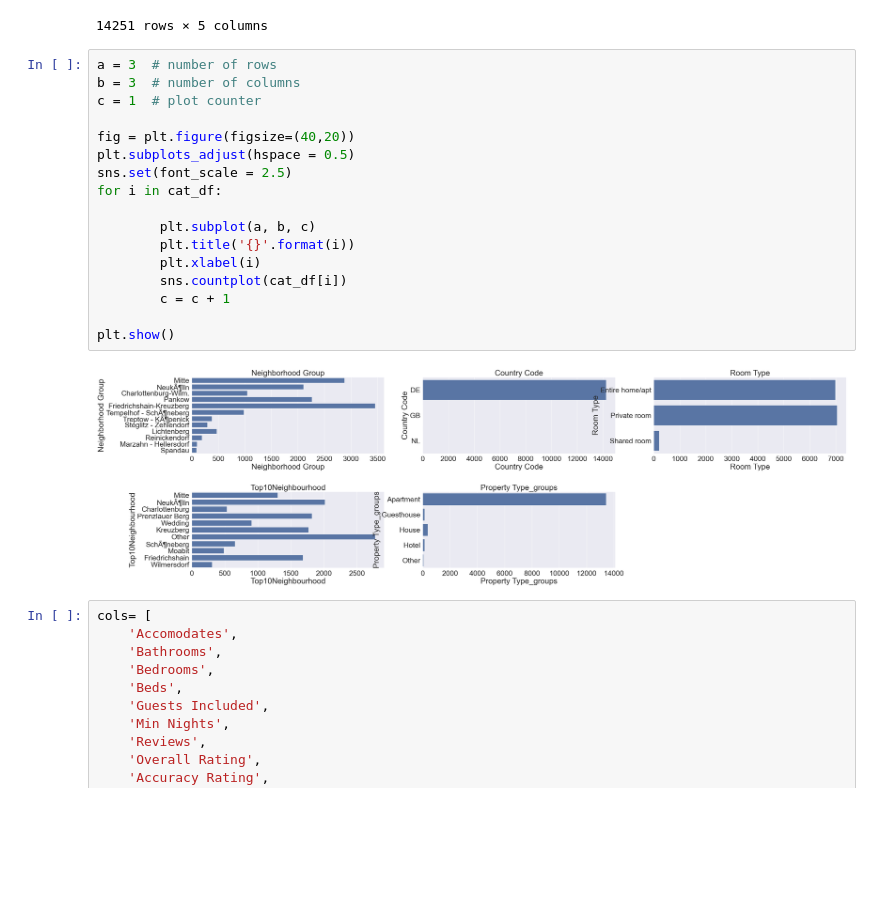
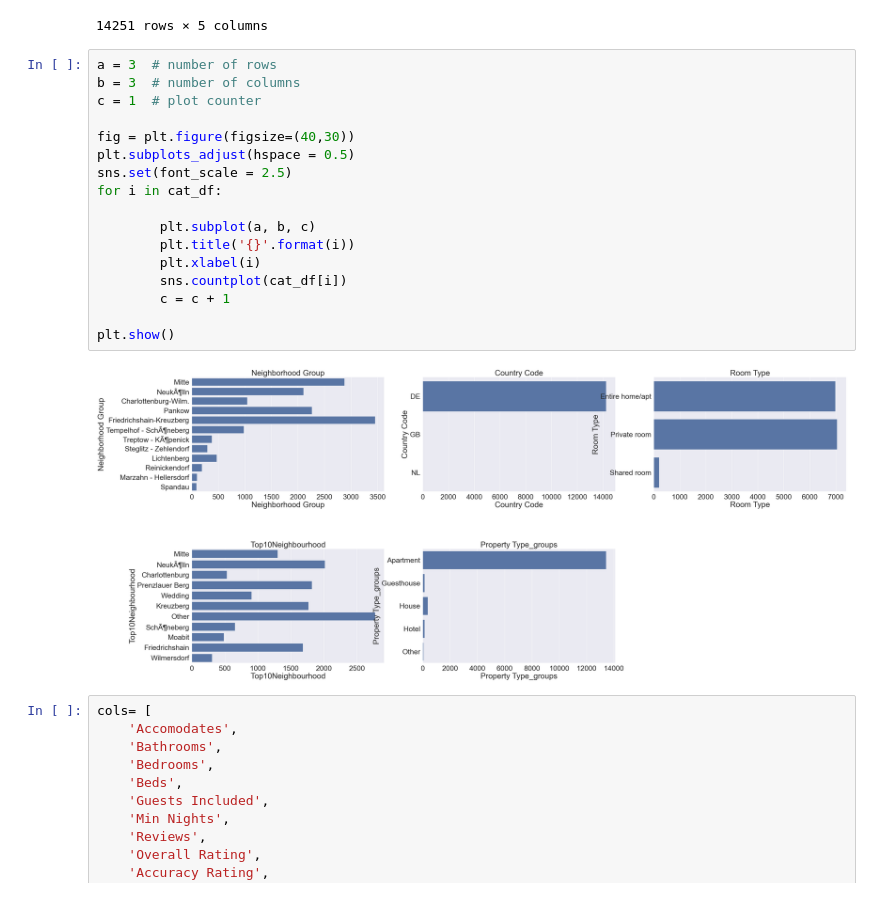
Before and after one commit to gilhagbi/Berlin-Airbnb-Ratings--Predict-listing-prices-, a Jupyter notebook: EDA_Part_1.ipynb, the cells around one changed output. Drawn from its saved outputs; the diff is of its cells as text; blank space fills up the shorter version.

```diff
--- a/EDA_Part_1.ipynb
+++ b/EDA_Part_1.ipynb
@@ -219,22 +225,22 @@ cat_df
 # %%
 a = 3  # number of rows
 b = 3  # number of columns
 c = 1  # plot counter
 
-fig = plt.figure(figsize=(40,20))
+fig = plt.figure(figsize=(40,30))
 plt.subplots_adjust(hspace = 0.5)
 sns.set(font_scale = 2.5)
 for i in cat_df:
 
         plt.subplot(a, b, c)
         plt.title('{}'.format(i))
         plt.xlabel(i)
         sns.countplot(cat_df[i])
         c = c + 1
 
 plt.show()
 # %% [output]
-[figure, old version]
+[figure, new version]
 # %%
 cols= [
     'Accomodates',
```
Also changed, not shown: parts of 6 cells of this notebook, 2 other files.
